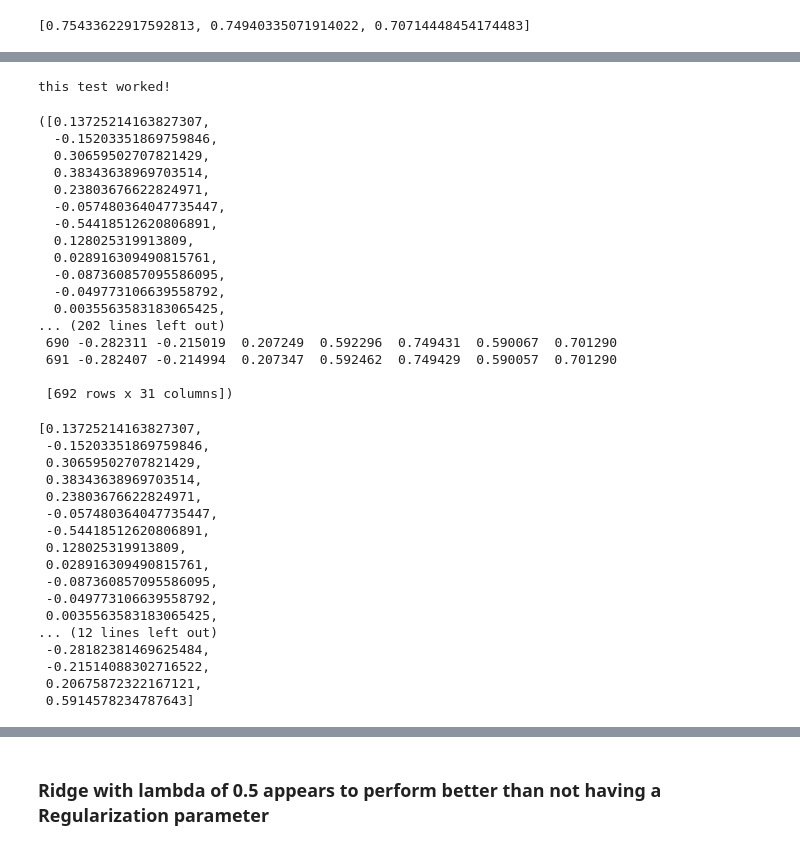
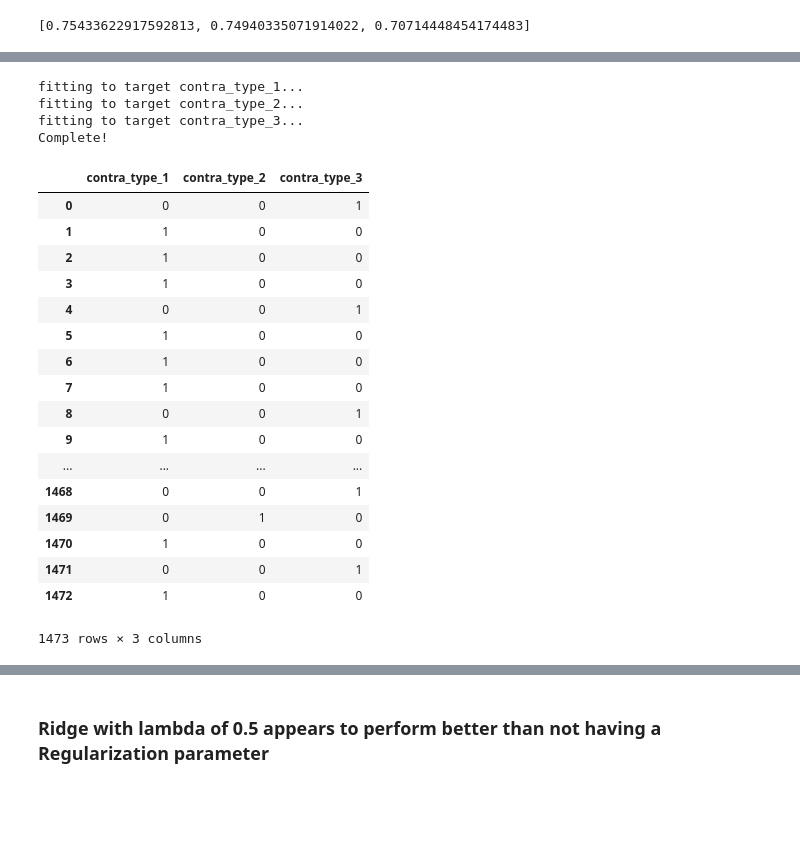
Before and after one commit to MichaelNormandyGavin/contraceptive, a Jupyter notebook: Contraceptive Study Classification.ipynb, the cells around one changed output, grey strips where cells are left out. Saved outputs shown, nothing was run; the diff lists cells and outputs as text; code cells hidden in the pictures; blank space fills up the shorter version.

Commit message:
Added fit, predict, and predict_proba functions to LogReg class

```diff
--- a/Contraceptive Study Classification.ipynb
+++ b/Contraceptive Study Classification.ipynb
@@ -742,24 +622,10 @@ plt.show()
 from data_tools import log_reg
 # %%
 clf = log_reg.BinaryClassifier(regularization={'ridge':1})
-# %%
-clf._gradient_descent(features_matrix,targets_matrix[:,0])
-# %% [output]
-this test worked!
-([0.13725214163827307,
-  -0.15203351869759846,
-  0.30659502707821429,
-  0.38343638969703514,
-  0.23803676622824971,
-  -0.057480364047735447,
-  -0.54418512620806891,
-  0.128025319913809,
-  0.028916309490815761,
-  -0.087360857095586095,
-  -0.049773106639558792,
-  0.0035563583183065425,
-... (202 lines left out)
- 690 -0.282311 -0.215019  0.207249  0.592296  0.749431  0.590067  0.701290
- 691 -0.282407 -0.214994  0.207347  0.592462  0.749429  0.590057  0.701290
-
- [692 rows x 31 columns])
+# %%
+clf.fit(df_features,df_targets)
+# %% [output]
+fitting to target contra_type_1...
+fitting to target contra_type_2...
+fitting to target contra_type_3...
+Complete!
@@ -766,20 +634,21 @@ this test worked!
 # %%
-clf.weights_final
+clf.predictions_matrix
 # %% [output]
+|  | contra_type_1 | contra_type_2 | contra_type_3 |
+| 0 | 0 | 0 | 1 |
+| 1 | 1 | 0 | 0 |
+| 2 | 1 | 0 | 0 |
+| 3 | 1 | 0 | 0 |
+| 4 | 0 | 0 | 1 |
+| 5 | 1 | 0 | 0 |
+| 6 | 1 | 0 | 0 |
+| 7 | 1 | 0 | 0 |
+| 8 | 0 | 0 | 1 |
+| 9 | 1 | 0 | 0 |
+| ... | ... | ... | ... |
+| 1468 | 0 | 0 | 1 |
+| 1469 | 0 | 1 | 0 |
+| 1470 | 1 | 0 | 0 |
+| 1471 | 0 | 0 | 1 |
+| 1472 | 1 | 0 | 0 |
-[0.13725214163827307,
- -0.15203351869759846,
- 0.30659502707821429,
- 0.38343638969703514,
- 0.23803676622824971,
- -0.057480364047735447,
- -0.54418512620806891,
- 0.128025319913809,
- 0.028916309490815761,
- -0.087360857095586095,
- -0.049773106639558792,
- 0.0035563583183065425,
-... (12 lines left out)
- -0.28182381469625484,
- -0.21514088302716522,
- 0.20675872322167121,
- 0.5914578234787643]
+1473 rows × 3 columns
```
Also changed, not shown: parts of 40 cells of this notebook, 1 other file.
